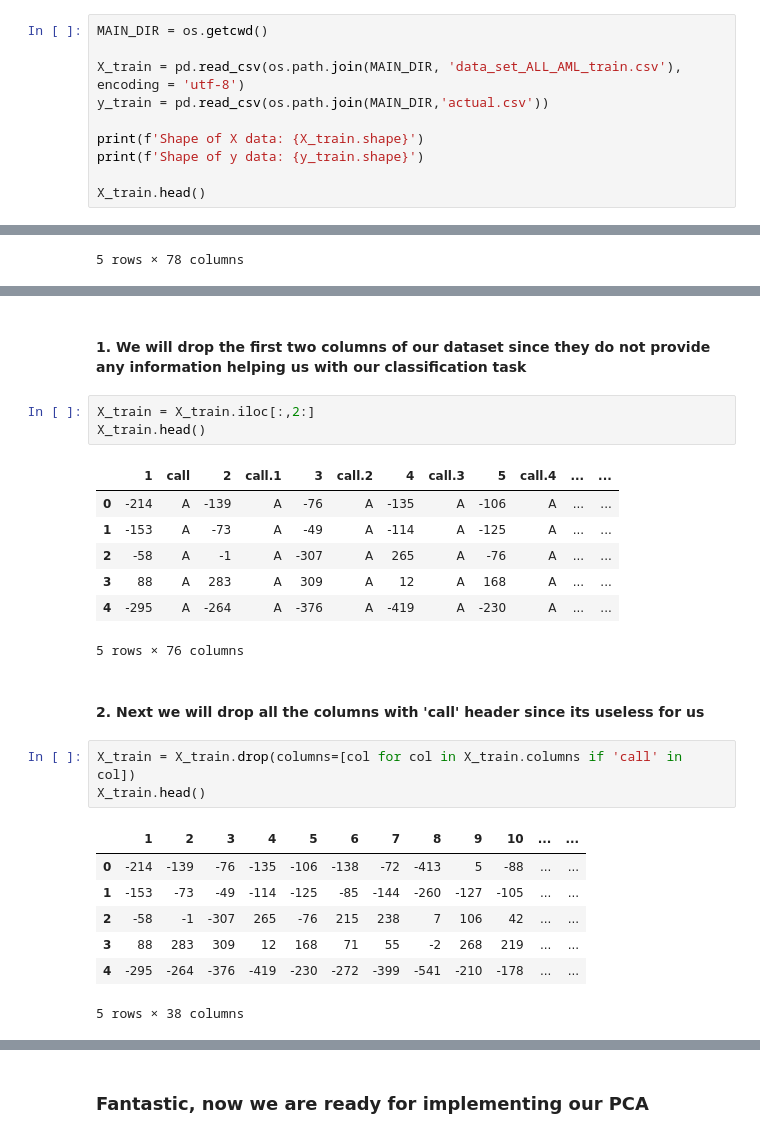
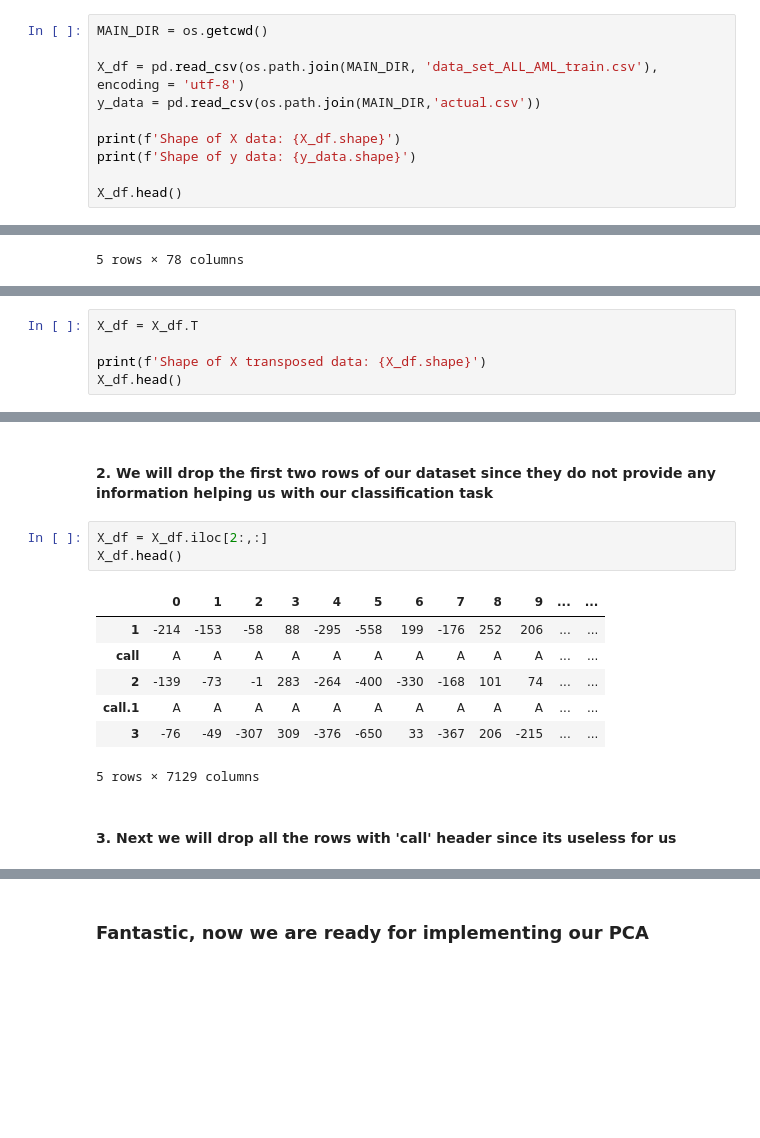
Before and after one commit to KonradDuraj/Gene-Expression-Analysis, a Jupyter notebook: Neural Network for Gene Expression.ipynb, the cells around one changed output, grey strips where cells are left out. Cells and saved outputs as stored; diff of their text form; blank space fills up the shorter version.

```diff
--- a/Neural Network for Gene Expression.ipynb
+++ b/Neural Network for Gene Expression.ipynb
@@ -21,13 +21,13 @@ There are two datasets containing the initial (training, 38 samples) and indepen
 # %%
 MAIN_DIR = os.getcwd()
 
-X_train = pd.read_csv(os.path.join(MAIN_DIR, 'data_set_ALL_AML_train.csv'), encoding = 'utf-8')
-y_train = pd.read_csv(os.path.join(MAIN_DIR,'actual.csv'))
+X_df = pd.read_csv(os.path.join(MAIN_DIR, 'data_set_ALL_AML_train.csv'), encoding = 'utf-8')
+y_data = pd.read_csv(os.path.join(MAIN_DIR,'actual.csv'))
 
-print(f'Shape of X data: {X_train.shape}')
-print(f'Shape of y data: {y_train.shape}')
+print(f'Shape of X data: {X_df.shape}')
+print(f'Shape of y data: {y_data.shape}')
 
-X_train.head()
+X_df.head()
 # %% [output]
 Shape of X data: (7129, 78)
 Shape of y data: (72, 2)
@@ -46,0 +56,5 @@ delete all the unnesscecary columns from it.
+# %%
+X_df = X_df.T
+
+print(f'Shape of X transposed data: {X_df.shape}')
+X_df.head()
@@ -47,26 +70,15 @@ delete all the unnesscecary columns from it.
 # %% [markdown]
-#### 1. We will drop the first two columns of our dataset since they do not provide any information helping us with our classification task
+#### 2. We will drop the first two rows of our dataset since they do not provide any information helping us with our classification task
 # %%
-X_train = X_train.iloc[:,2:]
-X_train.head()
+X_df = X_df.iloc[2:,:]
+X_df.head()
 # %% [output]
-|  | 1 | call | 2 | call.1 | 3 | call.2 | 4 | call.3 | 5 | call.4 | ... | ... |
-| 0 | -214 | A | -139 | A | -76 | A | -135 | A | -106 | A | ... | ... |
-| 1 | -153 | A | -73 | A | -49 | A | -114 | A | -125 | A | ... | ... |
-| 2 | -58 | A | -1 | A | -307 | A | 265 | A | -76 | A | ... | ... |
-| 3 | 88 | A | 283 | A | 309 | A | 12 | A | 168 | A | ... | ... |
-| 4 | -295 | A | -264 | A | -376 | A | -419 | A | -230 | A | ... | ... |
+|  | 0 | 1 | 2 | 3 | 4 | 5 | 6 | 7 | 8 | 9 | ... | ... |
+| 1 | -214 | -153 | -58 | 88 | -295 | -558 | 199 | -176 | 252 | 206 | ... | ... |
+| call | A | A | A | A | A | A | A | A | A | A | ... | ... |
+| 2 | -139 | -73 | -1 | 283 | -264 | -400 | -330 | -168 | 101 | 74 | ... | ... |
+| call.1 | A | A | A | A | A | A | A | A | A | A | ... | ... |
+| 3 | -76 | -49 | -307 | 309 | -376 | -650 | 33 | -367 | 206 | -215 | ... | ... |
-5 rows × 76 columns
+5 rows × 7129 columns
 # %% [markdown]
-#### 2. Next we will drop all the columns with 'call' header since its useless for us
+#### 3. Next we will drop all the rows with 'call' header since its useless for us
-# %%
-X_train = X_train.drop(columns=[col for col in X_train.columns if 'call' in col])
-X_train.head()
-# %% [output]
-|  | 1 | 2 | 3 | 4 | 5 | 6 | 7 | 8 | 9 | 10 | ... | ... |
-| 0 | -214 | -139 | -76 | -135 | -106 | -138 | -72 | -413 | 5 | -88 | ... | ... |
-| 1 | -153 | -73 | -49 | -114 | -125 | -85 | -144 | -260 | -127 | -105 | ... | ... |
-| 2 | -58 | -1 | -307 | 265 | -76 | 215 | 238 | 7 | 106 | 42 | ... | ... |
-| 3 | 88 | 283 | 309 | 12 | 168 | 71 | 55 | -2 | 268 | 219 | ... | ... |
-| 4 | -295 | -264 | -376 | -419 | -230 | -272 | -399 | -541 | -210 | -178 | ... | ... |
-5 rows × 38 columns
```
Also changed, not shown: parts of 47 cells of this notebook.
